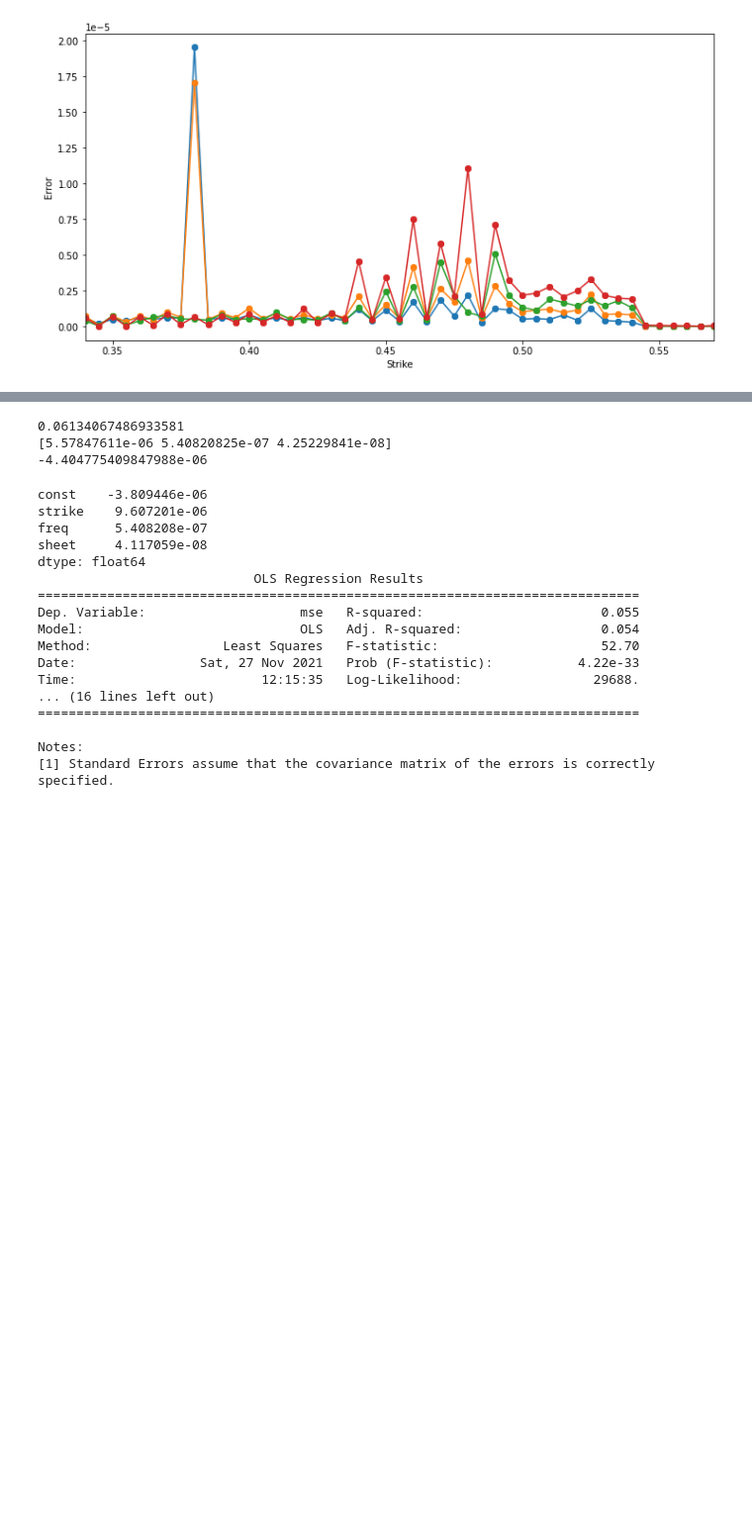
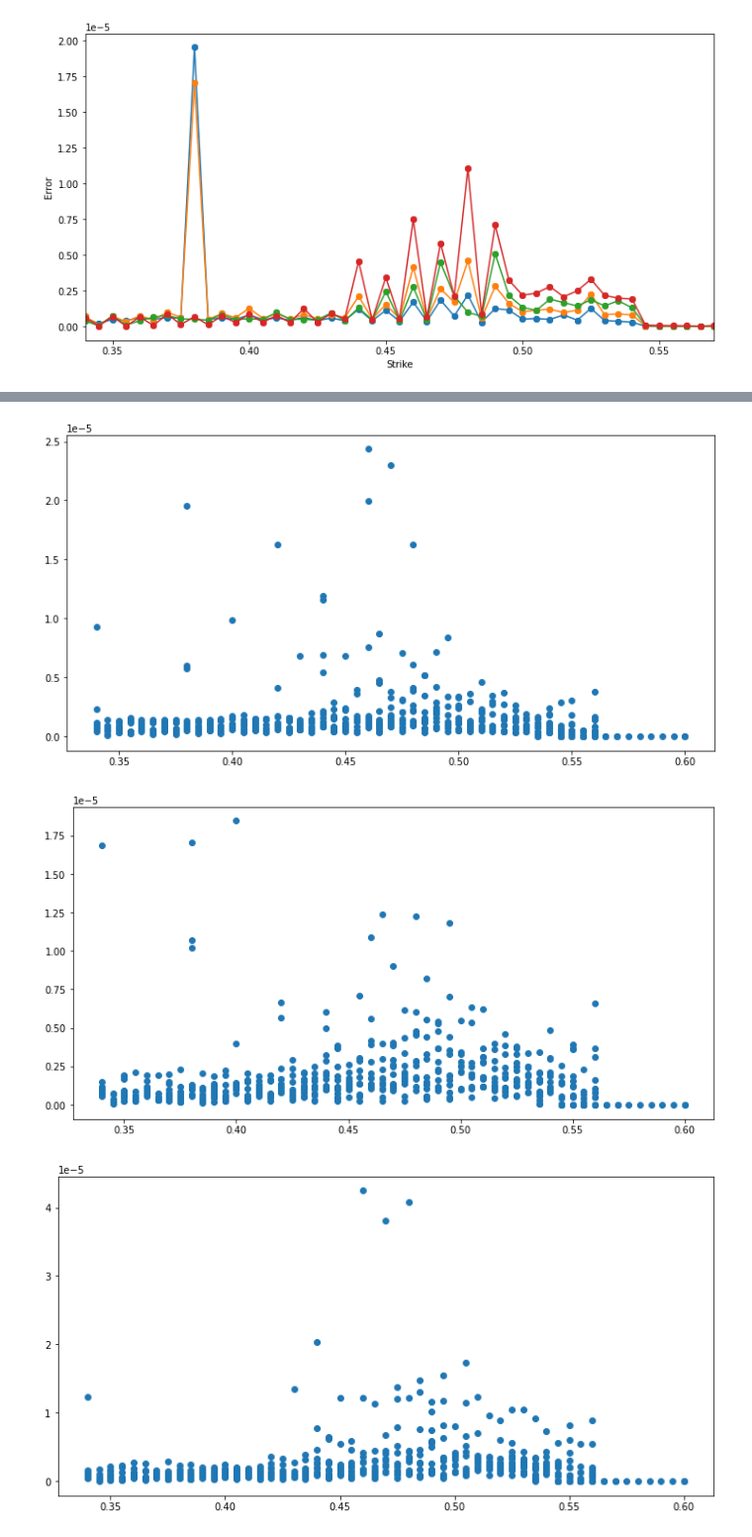
Before and after one commit to JuusoAsd/finaeng1, a Jupyter notebook: assignment_1.ipynb, the cells around one changed output, grey strips where cells are left out. Shown at 99% size. Drawn from its saved outputs; the diff is of its cells as text; code cells hidden in the pictures; blank space fills up the shorter version.

```diff
--- a/assignment_1.ipynb
+++ b/assignment_1.ipynb
@@ -407,6 +408,0 @@ for sheet in full_df['sheet'].unique():
-# %%
-"""rebalancing frequency-wise mse to strike graphs"""
-
-for freq in full_df['freq'].unique():
-    data = full_df[full_df['freq'] == freq]
-    to_scatter(data)
@@ -419,49 +409,10 @@ for freq in full_df['freq'].unique():
-# %%
-"""Do a linear regression to find the effect of
-1) hedging frequency on mse
-2) strike-to-price ratio on mse
-3) controlling for different conditions (or sheets)
-"""
-X = full_df[['strike_to_price', 'freq', 'sheet']]
-y = full_df['mse']
-
-reg = LinearRegression().fit(X,y)
-
-print(reg.score(X,y))
-print(reg.coef_)
-print(reg.intercept_)
-#from sklearn.linear_model import LinearRegression
-# %% [output]
-0.06134067486933581
-[5.57847611e-06 5.40820825e-07 4.25229841e-08]
--4.404775409847988e-06
-# %%
-import statsmodels.api as sm
-
-X = full_df[['strike', 'freq', 'sheet']]
-y = full_df['mse']
-
-X = sm.add_constant(X)
-model = sm.OLS(y,X)
-results = model.fit()
-
-print(results.params)
-print(results.summary())
-# %% [output]
-const    -3.809446e-06
-strike    9.607201e-06
-freq      5.408208e-07
-sheet     4.117059e-08
-dtype: float64
-                            OLS Regression Results
-==============================================================================
-Dep. Variable:                    mse   R-squared:                       0.055
-Model:                            OLS   Adj. R-squared:                  0.054
-Method:                 Least Squares   F-statistic:                     52.70
-Date:                Sat, 27 Nov 2021   Prob (F-statistic):           4.22e-33
-Time:                        12:15:35   Log-Likelihood:                 29688.
-... (16 lines left out)
-==============================================================================
-
-Notes:
-[1] Standard Errors assume that the covariance matrix of the errors is correctly specified.
+# %%
+"""rebalancing frequency-wise mse to strike graphs"""
+
+for freq in full_df['freq'].unique():
+    data = full_df[full_df['freq'] == freq]
+    to_scatter(data, 'strike')
+# %% [output]
+[figure, added]
+[figure, added]
+[figure, added]
```
Also changed, not shown: parts of 14 cells of this notebook.
